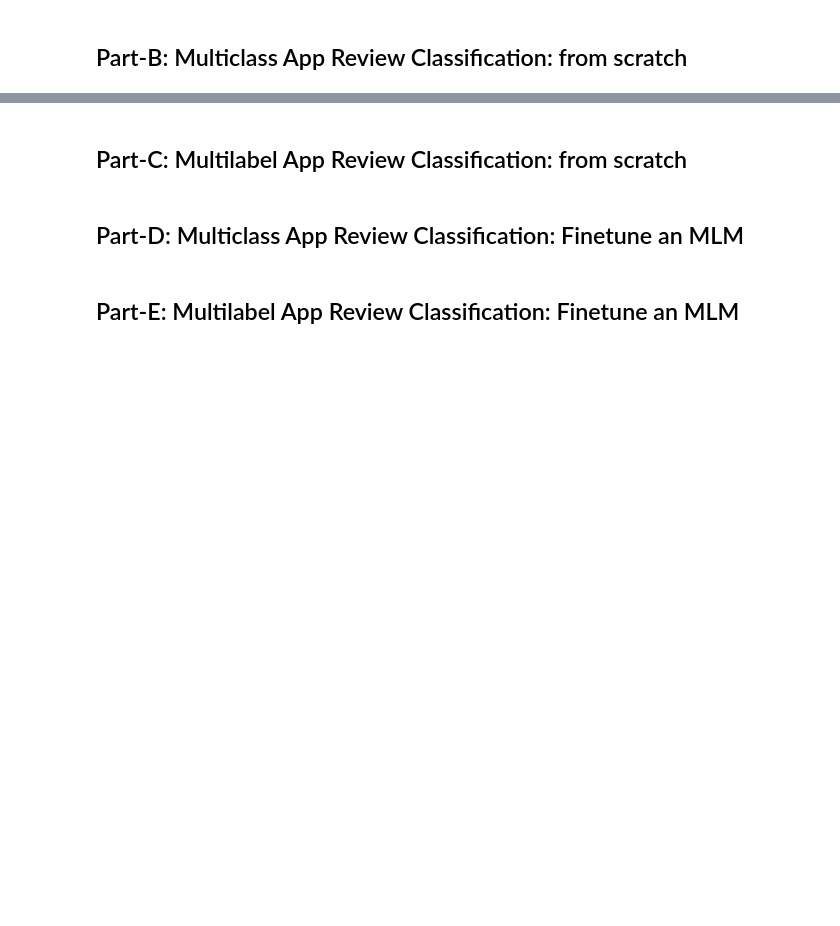
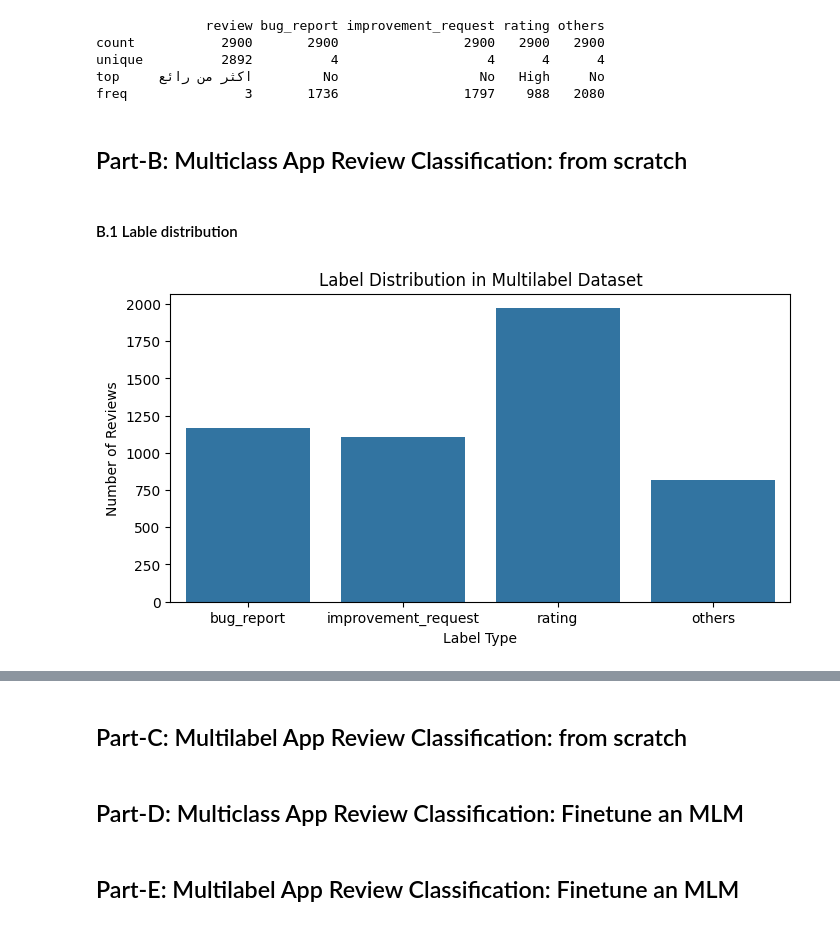
Before and after one commit to Hayder-Aleissa/NLP-Project, a Jupyter notebook: NLP_project.ipynb, the cells around one changed output, grey strips where cells are left out. Saved outputs shown, nothing was run; the diff lists cells and outputs as text; code cells hidden in the pictures; blank space fills up the shorter version.

```diff
--- a/NLP_project.ipynb
+++ b/NLP_project.ipynb
@@ -0,0 +18,4 @@
+# %%
+# Load dataset
+df = pd.read_csv("AppReview-Multilabel.csv")
+df.head()
@@ -1,2 +29,29 @@
+# %%
+print(df.describe())
+# %% [output]
+              review bug_report improvement_request rating others
+count           2900       2900                2900   2900   2900
+unique          2892          4                   4      4      4
+top     اكثر من رائع         No                  No   High     No
+freq               3       1736                1797    988   2080
 # %% [markdown]
 ## Part-B: Multiclass App Review Classification: from scratch
+# %% [markdown]
+#### B.1 Lable distribution
+# %%
+# Count non-"No" values to estimate multilabel counts
+class_cols = ['bug_report', 'improvement_request', 'rating', 'others']
+label_counts = {}
+
+for col in class_cols:
+    label_counts[col] = (df[col] != "No").sum()
+
+# Plot label distribution
+plt.figure(figsize=(8, 4))
+sns.barplot(x=list(label_counts.keys()), y=list(label_counts.values()))
+plt.title("Label Distribution in Multilabel Dataset")
+plt.ylabel("Number of Reviews")
+plt.xlabel("Label Type")
+plt.show()
+# %% [output]
+[figure, added]
```
Also changed, not shown: parts of 14 cells of this notebook.
